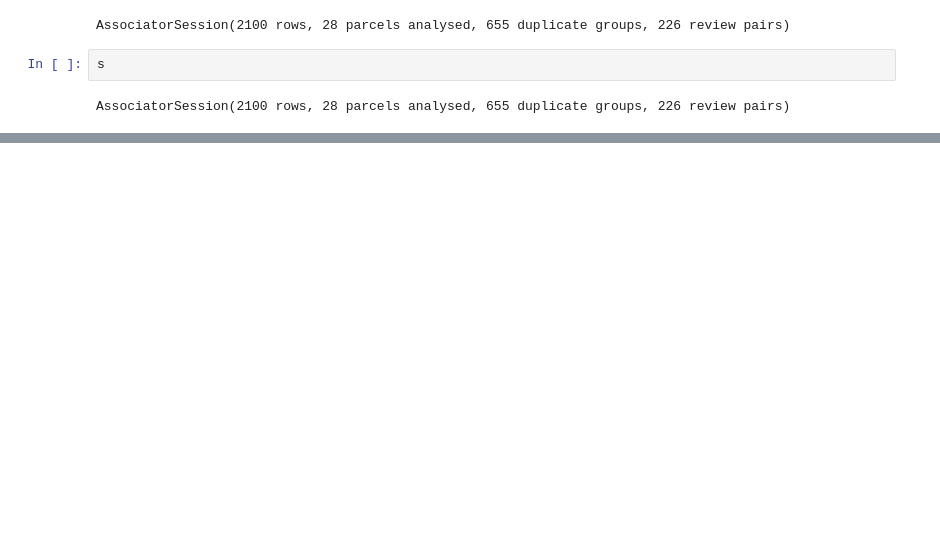
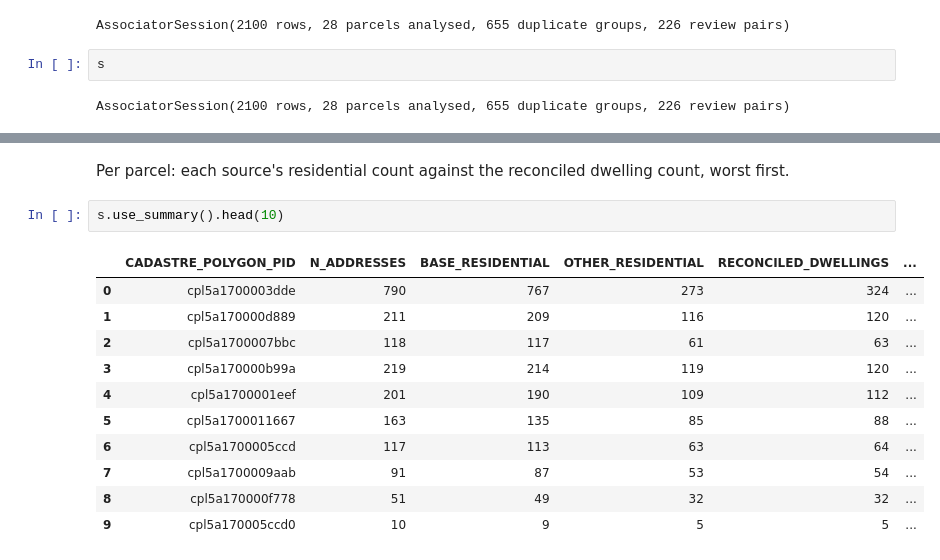
Before and after one commit to angusb99/Parcel_Schematic_V2, a Jupyter notebook: notebooks/parcel_address_associator.ipynb, the cells around one changed output, grey strips where cells are left out. Cells and saved outputs as stored; diff of their text form; blank space fills up the shorter version.

```diff
--- a/notebooks/parcel_address_associator.ipynb
+++ b/notebooks/parcel_address_associator.ipynb
@@ -502,0 +515,16 @@ AssociatorSession(2100 rows, 28 parcels analysed, 655 duplicate groups, 226 revi
+# %% [markdown]
+Per parcel: each source's residential count against the reconciled dwelling count, worst first.
+# %%
+s.use_summary().head(10)
+# %% [output]
+|  | CADASTRE_POLYGON_PID | N_ADDRESSES | BASE_RESIDENTIAL | OTHER_RESIDENTIAL | RECONCILED_DWELLINGS | ... |
+| 0 | cpl5a1700003dde | 790 | 767 | 273 | 324 | ... |
+| 1 | cpl5a170000d889 | 211 | 209 | 116 | 120 | ... |
+| 2 | cpl5a1700007bbc | 118 | 117 | 61 | 63 | ... |
+| 3 | cpl5a170000b99a | 219 | 214 | 119 | 120 | ... |
+| 4 | cpl5a1700001eef | 201 | 190 | 109 | 112 | ... |
+| 5 | cpl5a1700011667 | 163 | 135 | 85 | 88 | ... |
+| 6 | cpl5a1700005ccd | 117 | 113 | 63 | 64 | ... |
+| 7 | cpl5a1700009aab | 91 | 87 | 53 | 54 | ... |
+| 8 | cpl5a170000f778 | 51 | 49 | 32 | 32 | ... |
+| 9 | cpl5a170005ccd0 | 10 | 9 | 5 | 5 | ... |
```
Also changed, not shown: parts of 30 cells of this notebook, 12 other files.
